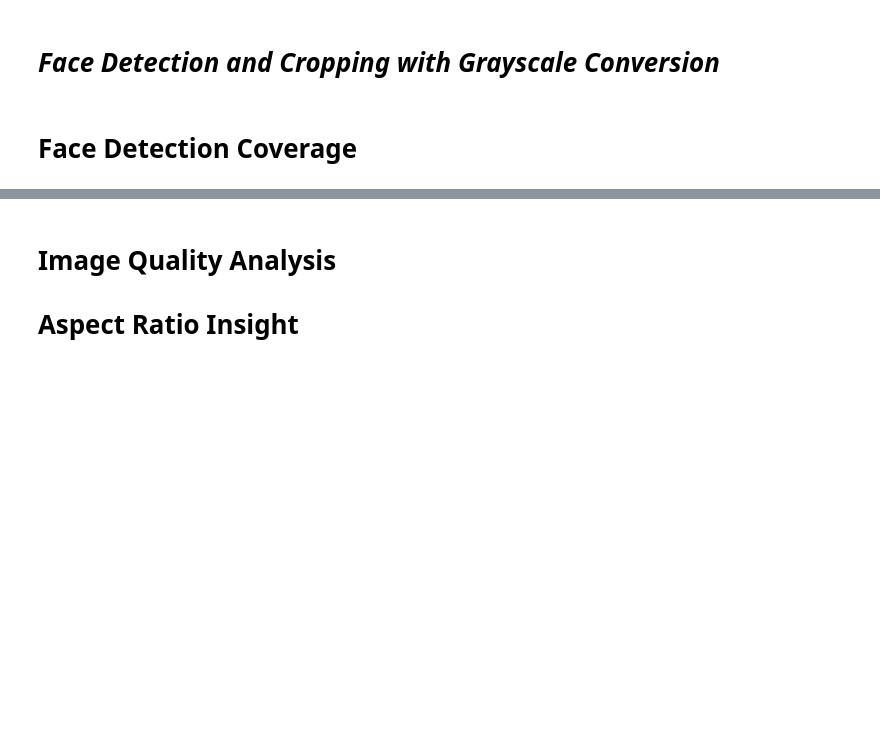
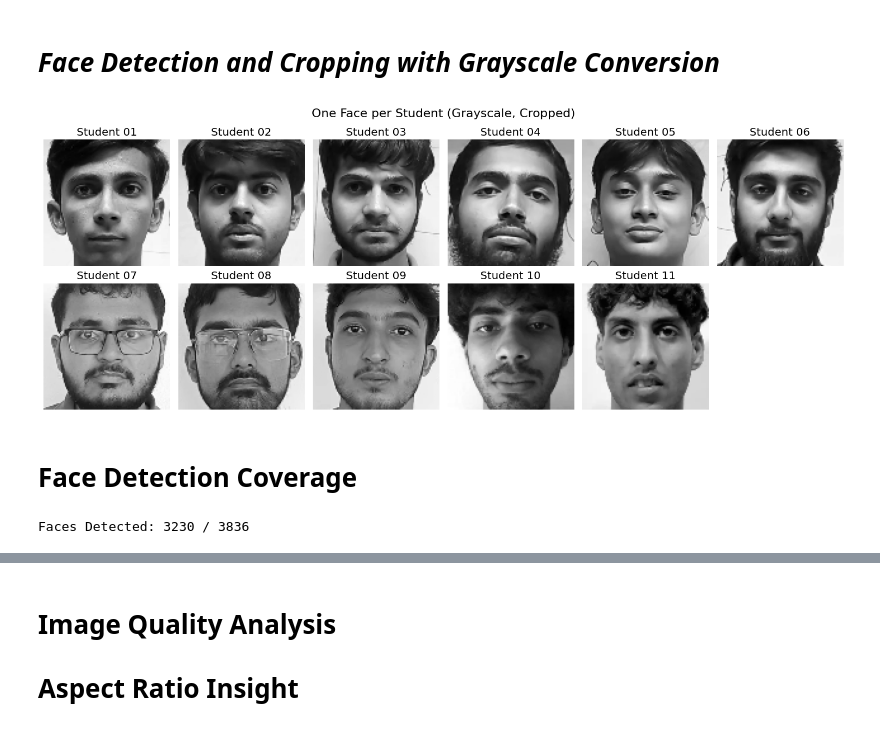
Before and after one commit to Duanaz20/face-recognition, a Jupyter notebook: face_recognition_eda.ipynb, the cells around one changed output, grey strips where cells are left out. Cells and saved outputs as stored; diff of their text form; code cells hidden in the pictures; blank space fills up the shorter version.

```diff
--- a/face_recognition_eda.ipynb
+++ b/face_recognition_eda.ipynb
@@ -80,33 +114,35 @@ plt.show()
 # %%
 # Visualize 1 face per student
 plt.figure(figsize=(15, 6))
 
 for i, sid in enumerate(sorted(df['student_id'].unique())):
     # Get first image path for each student
     sample_row = df[df['student_id'] == sid].iloc[0]
     path = sample_row['path']
 
     img = cv2.imread(path)
     gray = cv2.cvtColor(img, cv2.COLOR_BGR2GRAY)  # Convert to Grayscale
     faces = face_cascade.detectMultiScale(gray, 1.1, 5)
 
     # Try detecting face
     if len(faces) > 0:
         (x, y, w, h) = faces[0]
         face = gray[y:y+h, x:x+w]
         face = cv2.resize(face, (100, 100))
     else:
         face = cv2.resize(gray, (100, 100))  # fallback
 
     # Show extracted face
     plt.subplot(2, 6, i+1)
     plt.imshow(face,cmap='gray')
-    plt.title(f"Student {std_id}")
+    plt.title(f"Student {sid}")
     plt.axis('off')
 
 plt.suptitle("One Face per Student (Grayscale, Cropped)", fontsize=16)
 plt.tight_layout()
 plt.show()
+# %% [output]
+[figure, added]
 # %% [markdown]
 # Face Detection Coverage
 # %%
@@ -119,6 +155,8 @@ for p in df['path']:
         detected_faces += 1
 
 print(f"Faces Detected: {detected_faces} / {len(df)}")
+# %% [output]
+Faces Detected: 3230 / 3836
 # %%
 # pie chart
 plt.pie([detected_faces, len(df)-detected_faces],
```
Also changed, not shown: parts of 17 cells of this notebook.
